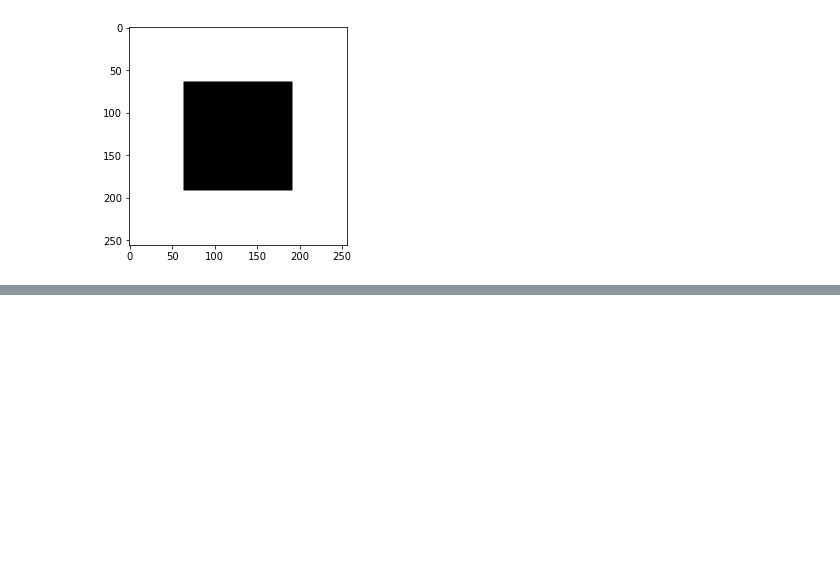
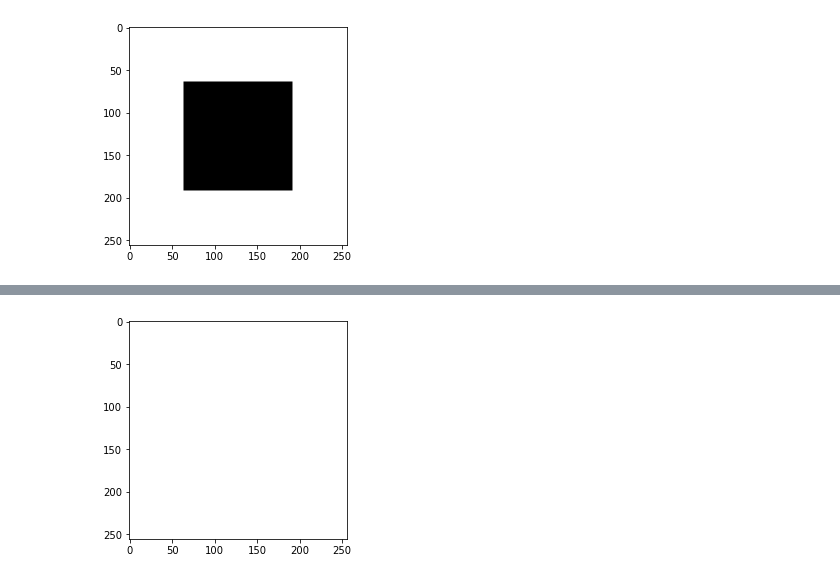
Before and after one commit to PAGF188/IBMA_Ejercicios, a Jupyter notebook: Ejercicio5/ejercicio5.ipynb, the cells around one changed output, grey strips where cells are left out. Cells and saved outputs as stored; diff of their text form; code cells hidden in the pictures; blank space fills up the shorter version.

```diff
--- a/Ejercicio5/ejercicio5.ipynb
+++ b/Ejercicio5/ejercicio5.ipynb
@@ -58,0 +100,11 @@ plt.show()
+# %%
+# Interaction
+# return qImage -> Quantum Image, ideal conditions
+
+prj= 'lateral'
+qImage= interactor_PR(N0, obj, prj)
+# %%
+plt.imshow(qImage.T, cmap="gray")
+plt.show()
+# %% [output]
+[figure, added]
```
Also changed, not shown: parts of 16 cells of this notebook, 1 other file.
